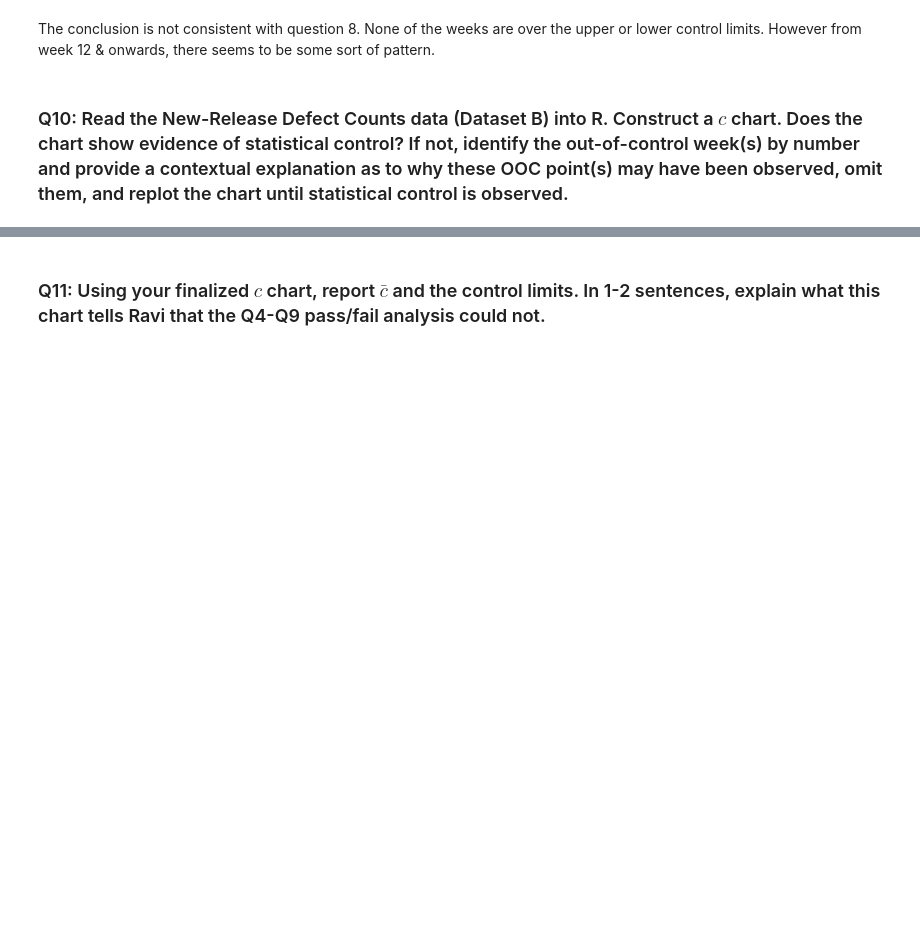
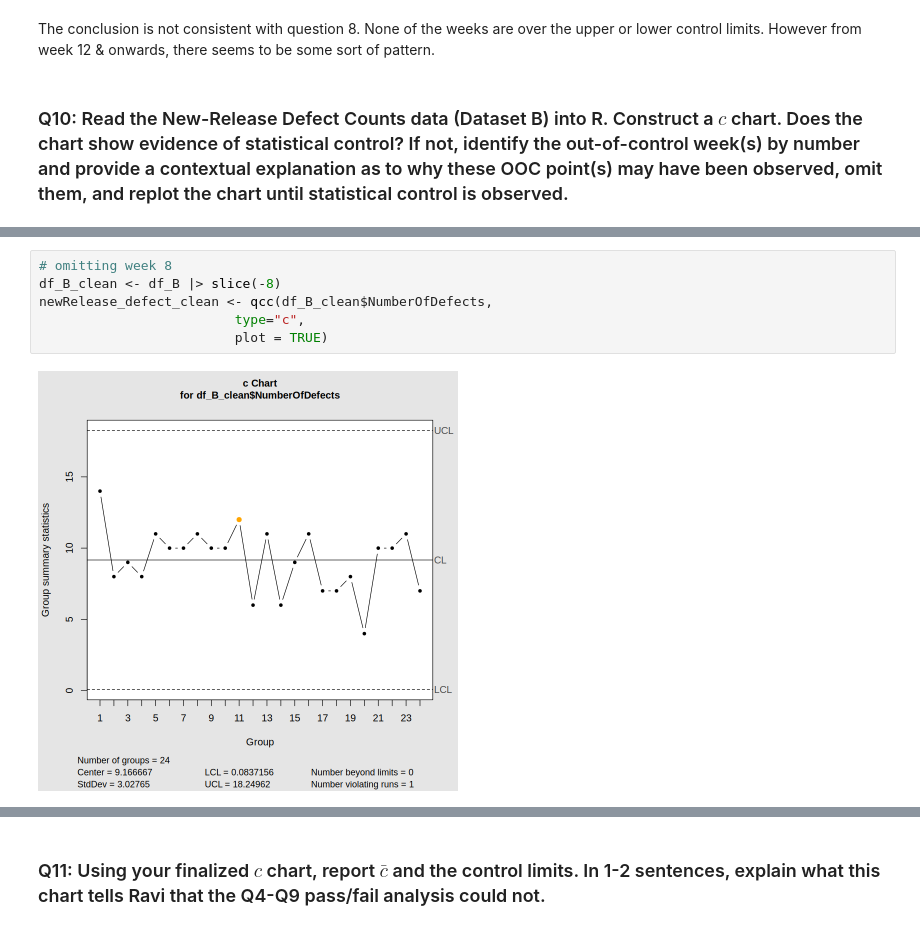
Before and after one commit to tchoud227/STAT-7110-Quality-Control, a Jupyter notebook: Assignments/HW3/STAT-7110-HW3.ipynb, the cells around one changed output, grey strips where cells are left out. Cells and saved outputs as stored; diff of their text form; blank space fills up the shorter version.

```diff
--- a/Assignments/HW3/STAT-7110-HW3.ipynb
+++ b/Assignments/HW3/STAT-7110-HW3.ipynb
@@ -251,0 +262,8 @@ NewRelease_defect <- qcc()
+# %%
+# omitting week 8
+df_B_clean <- df_B |> slice(-8)
+newRelease_defect_clean <- qcc(df_B_clean$NumberOfDefects,
+                         type="c",
+                         plot = TRUE)
+# %% [output]
+[figure, added]
```
Also changed, not shown: parts of 12 cells of this notebook.
